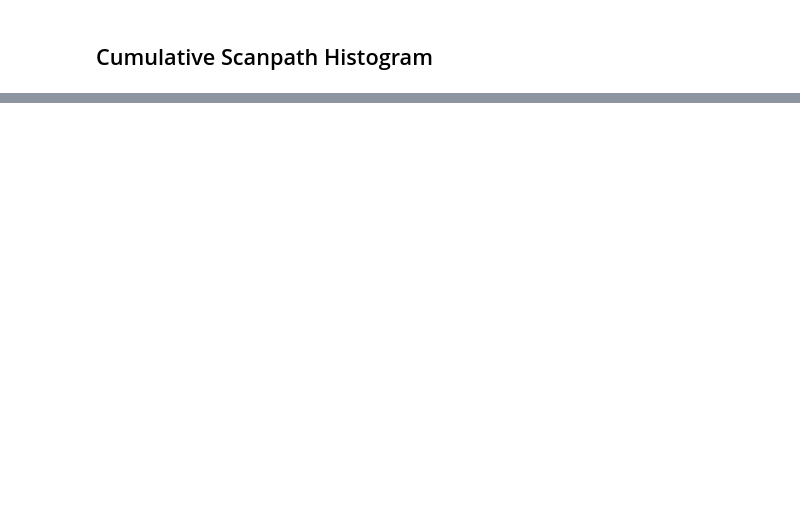
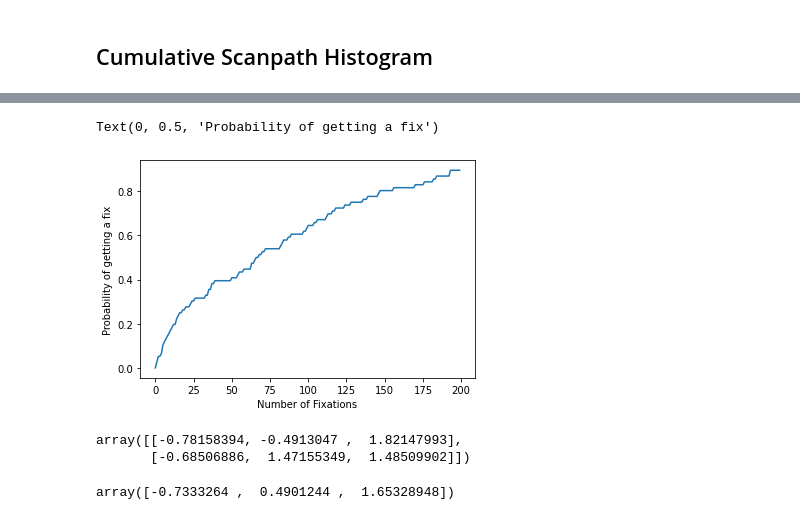
Before and after one commit to Sidharth3301/visual_search, a Jupyter notebook: coco/vi_search coco18.ipynb, the cells around one changed output, grey strips where cells are left out. Drawn from its saved outputs; the diff is of its cells as text; code cells hidden in the pictures; blank space fills up the shorter version.

```diff
--- a/coco/vi_search coco18.ipynb
+++ b/coco/vi_search coco18.ipynb
@@ -662,0 +841,20 @@ np.mean(k)
+# %%
+for i in scorematrix.keys():
+    a=np.zeros((200,1))
+    a+=np.expand_dims(scorematrix[i].sum(axis=0)/scorematrix[i].shape[0],axis=-1)
+# %%
+plt.plot(np.cumsum(a))
+plt.xlabel('Number of Fixations')
+plt.ylabel('Probability of getting a fix')
+# %% [output]
+Text(0, 0.5, 'Probability of getting a fix')
+[figure, added]
+# %%
+a
+# %% [output]
+array([[-0.78158394, -0.4913047 ,  1.82147993],
+       [-0.68506886,  1.47155349,  1.48509902]])
+# %%
+a.sum(axis=0)/a.shape[0]
+# %% [output]
+array([-0.7333264 ,  0.4901244 ,  1.65328948])
```
Also changed, not shown: parts of 26 cells of this notebook.
